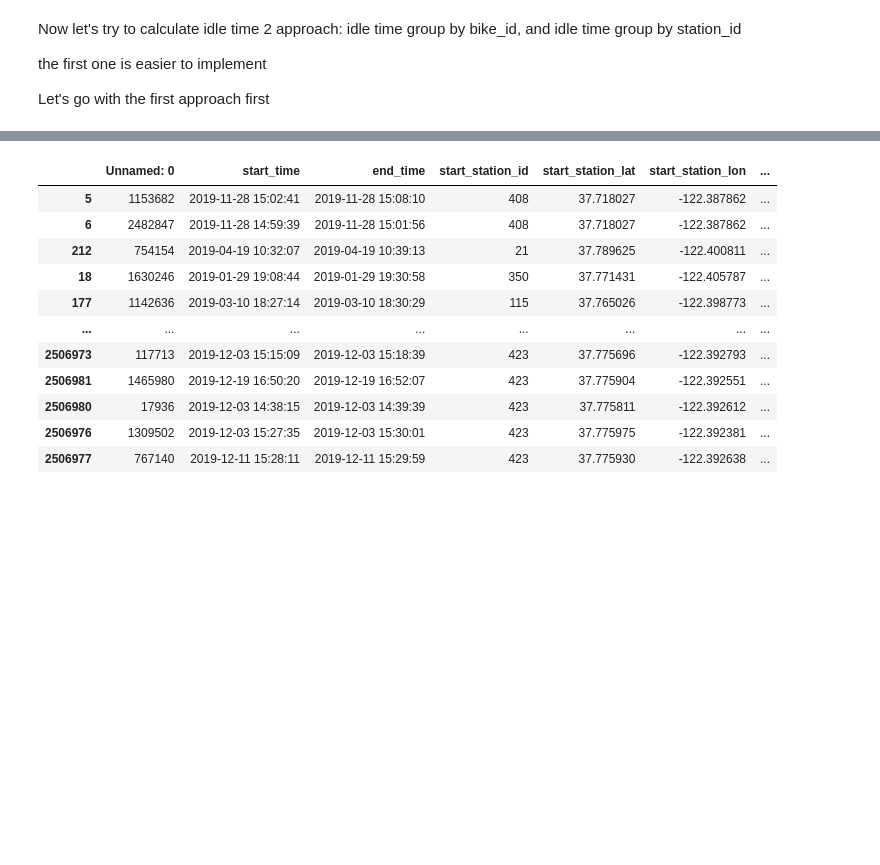
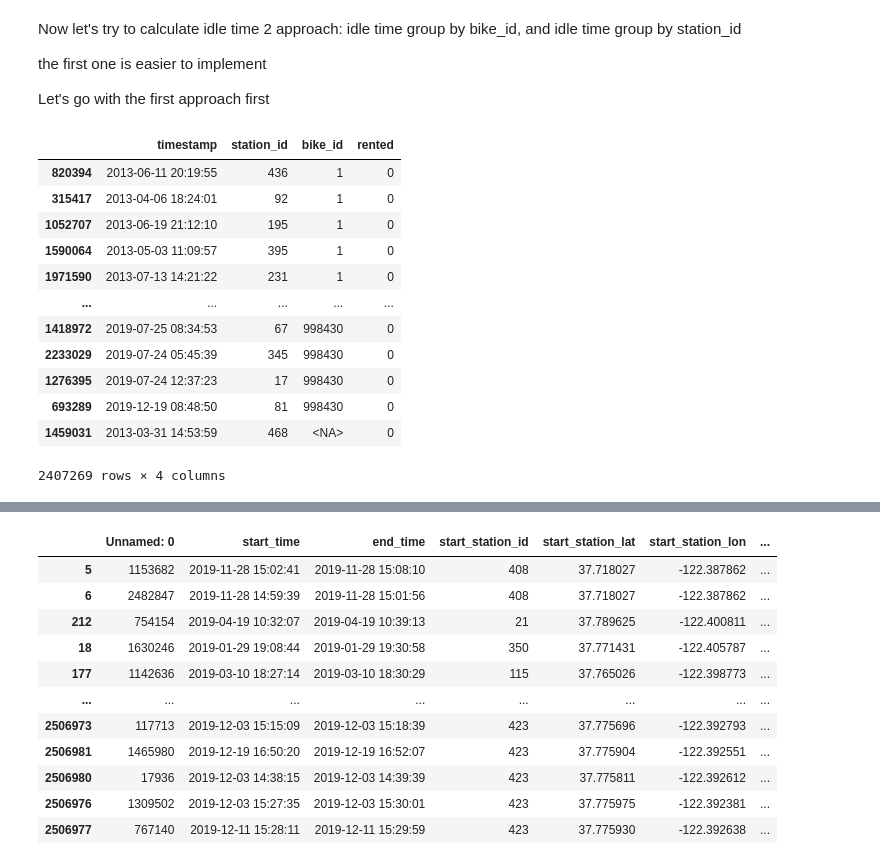
Before and after one commit to Ppkhanh/The-Learning-Machines, a Jupyter notebook: DataPrepVer1.ipynb, the cells around one changed output, grey strips where cells are left out. Saved outputs shown, nothing was run; the diff lists cells and outputs as text; code cells hidden in the pictures; blank space fills up the shorter version.

```diff
--- a/DataPrepVer1.ipynb
+++ b/DataPrepVer1.ipynb
@@ -190,3 +197,5 @@ df
+# %%
+df.drop(df[df['start_station_id'].isnull() | df['end_station_id'].isnull()].index, inplace = True)
 # %%
 bikeRen.hist(bins = 12, figsize = (20, 10))
 # %% [output]
@@ -212,3 +221,22 @@ Now let's try to calculate idle time
 the first one is easier to implement
 
 Let's go with the first approach first
+# %%
+start_stations =df.loc[:,['start_time', 'start_station_id', 'bike_id']]
+start_stations["rented"] = 0
+start_stations.rename(columns = {"start_time": "timestamp", 'start_station_id': "station_id"}, inplace=True)
+start_stations
+# %% [output]
+|  | timestamp | station_id | bike_id | rented |
+| 820394 | 2013-06-11 20:19:55 | 436 | 1 | 0 |
+| 315417 | 2013-04-06 18:24:01 | 92 | 1 | 0 |
+| 1052707 | 2013-06-19 21:12:10 | 195 | 1 | 0 |
+| 1590064 | 2013-05-03 11:09:57 | 395 | 1 | 0 |
+| 1971590 | 2013-07-13 14:21:22 | 231 | 1 | 0 |
+| ... | ... | ... | ... | ... |
+| 1418972 | 2019-07-25 08:34:53 | 67 | 998430 | 0 |
+| 2233029 | 2019-07-24 05:45:39 | 345 | 998430 | 0 |
+| 1276395 | 2019-07-24 12:37:23 | 17 | 998430 | 0 |
+| 693289 | 2019-12-19 08:48:50 | 81 | 998430 | 0 |
+| 1459031 | 2013-03-31 14:53:59 | 468 | <NA> | 0 |
+2407269 rows × 4 columns
```
Also changed, not shown: parts of 8 cells of this notebook.
